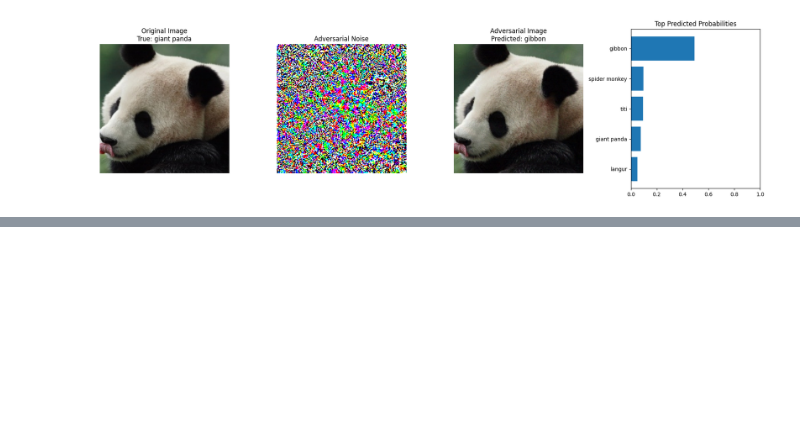
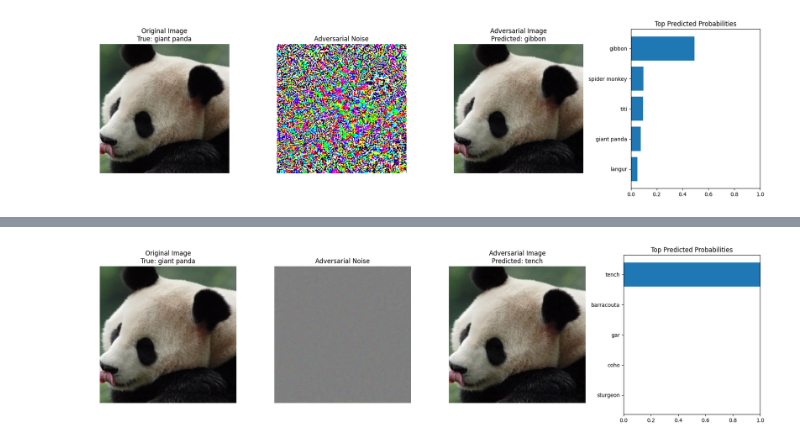
Before and after one commit to isaadbashir/adverserial-noise, a Jupyter notebook: examples/adverserial_fgsm.ipynb, the cells around one changed output, grey strips where cells are left out. Drawn from its saved outputs; the diff is of its cells as text; code cells hidden in the pictures; blank space fills up the shorter version.

```diff
--- a/examples/adverserial_fgsm.ipynb
+++ b/examples/adverserial_fgsm.ipynb
@@ -72,0 +140,13 @@ utils.visualize_attack(
+# %%
+utils.visualize_attack(
+    original=img_tensor,
+    adversarial=adv_tensor,
+    noise=noise_tensor,
+    probs=probs_adv,
+    predicted_class=class_names[pred_class_adv],
+    true_class=class_names[pred_class_orig],
+    class_names=class_names,
+    backend=BackendTypes.PYTORCH,
+)
+# %% [output]
+[figure, added]
```
Also changed, not shown: parts of 3 cells of this notebook, 4 other files.
